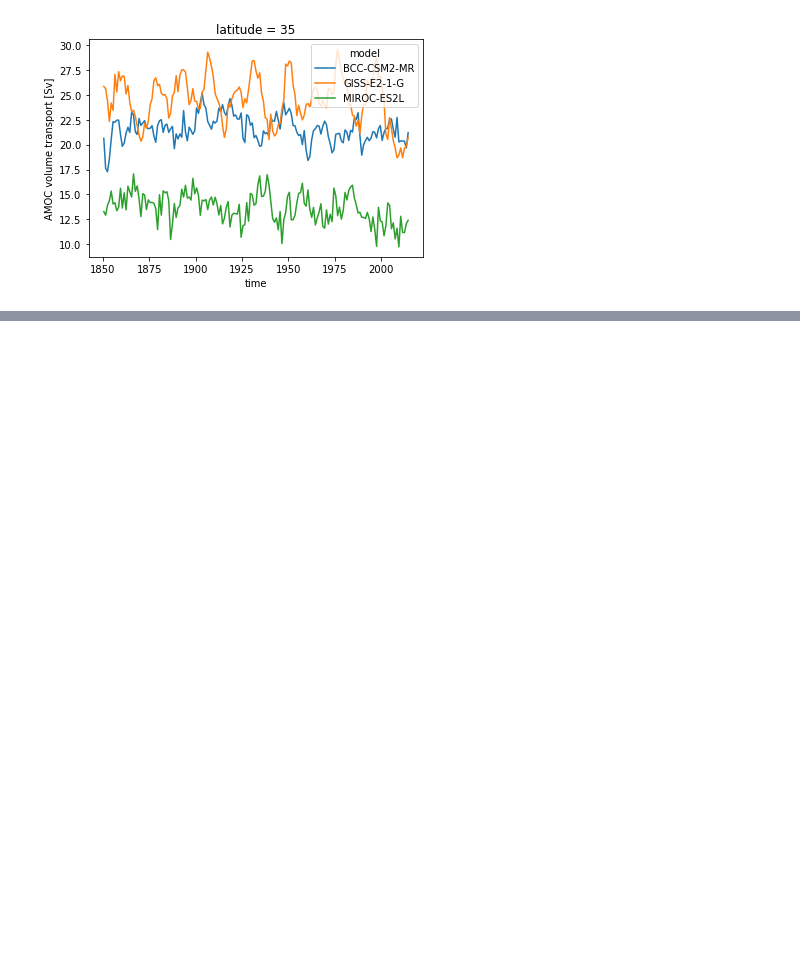
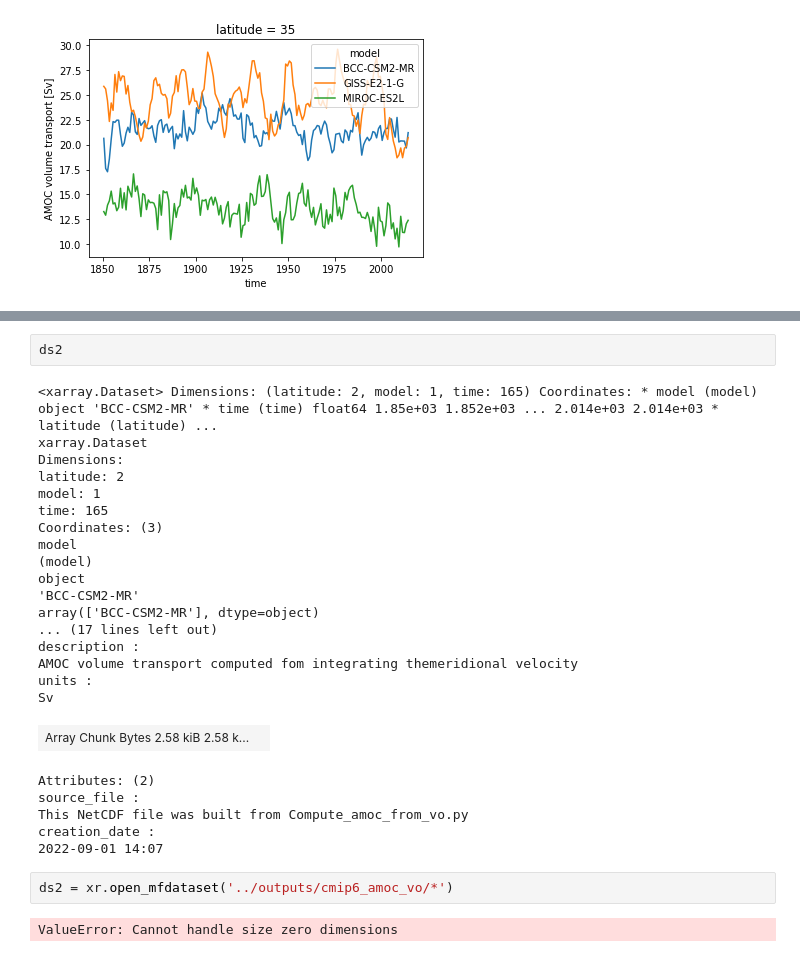
Before and after one commit to dlebars/CMIP_SeaLevel, a Jupyter notebook: notebooks/CheckAMOC.ipynb, the cells around one changed output, grey strips where cells are left out. Cells and saved outputs as stored; diff of their text form; blank space fills up the shorter version.

```diff
--- a/notebooks/CheckAMOC.ipynb
+++ b/notebooks/CheckAMOC.ipynb
@@ -34,0 +54,30 @@ ds.amoc.sel(latitude=35).plot.line(x='time')
+# %%
+ds2
+# %% [output]
+<xarray.Dataset> Dimensions: (latitude: 2, model: 1, time: 165) Coordinates: * model (model) object 'BCC-CSM2-MR' * time (time) float64 1.85e+03 1.852e+03 ... 2.014e+03 2.014e+03 * latitude (latitude) ...
+xarray.Dataset
+Dimensions:
+latitude: 2
+model: 1
+time: 165
+Coordinates: (3)
+model
+(model)
+object
+'BCC-CSM2-MR'
+array(['BCC-CSM2-MR'], dtype=object)
+... (17 lines left out)
+description :
+AMOC volume transport computed fom integrating themeridional velocity
+units :
+Sv
+| Array Chunk Bytes 2.58 kiB 2.58 k... |  |
+Attributes: (2)
+source_file :
+This NetCDF file was built from Compute_amoc_from_vo.py
+creation_date :
+2022-09-01 14:07
+# %%
+ds2 = xr.open_mfdataset('../outputs/cmip6_amoc_vo/*')
+# %% [output]
+ValueError: Cannot handle size zero dimensions
```
Also changed, not shown: parts of 3 cells of this notebook, 1 other file.
